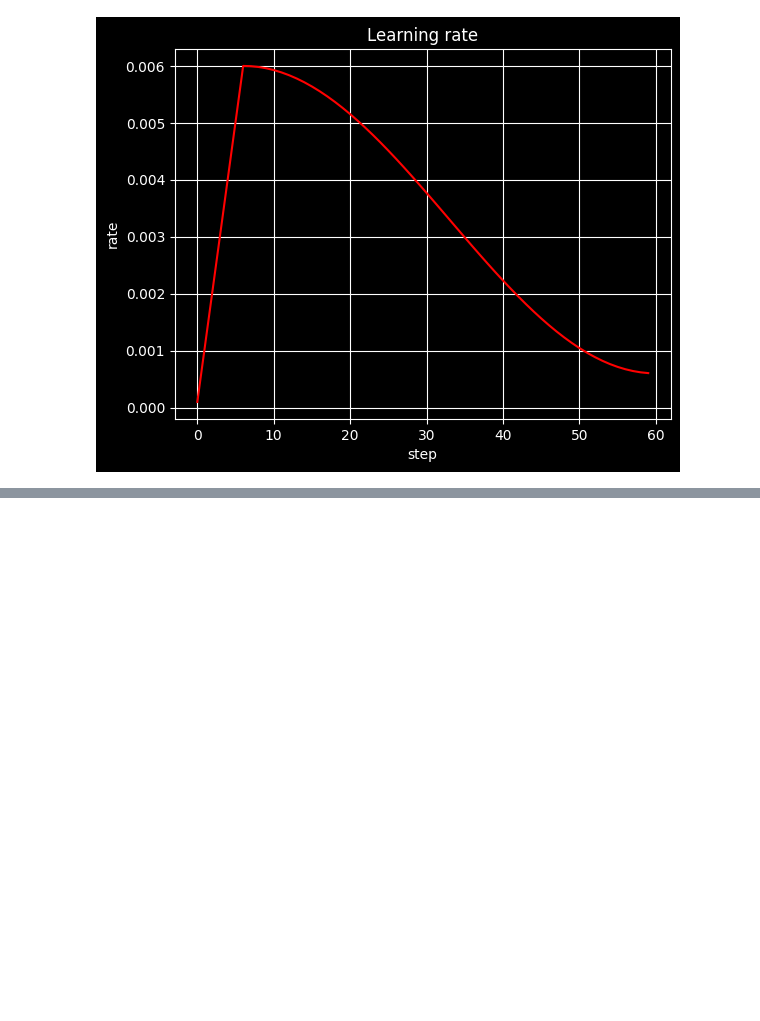
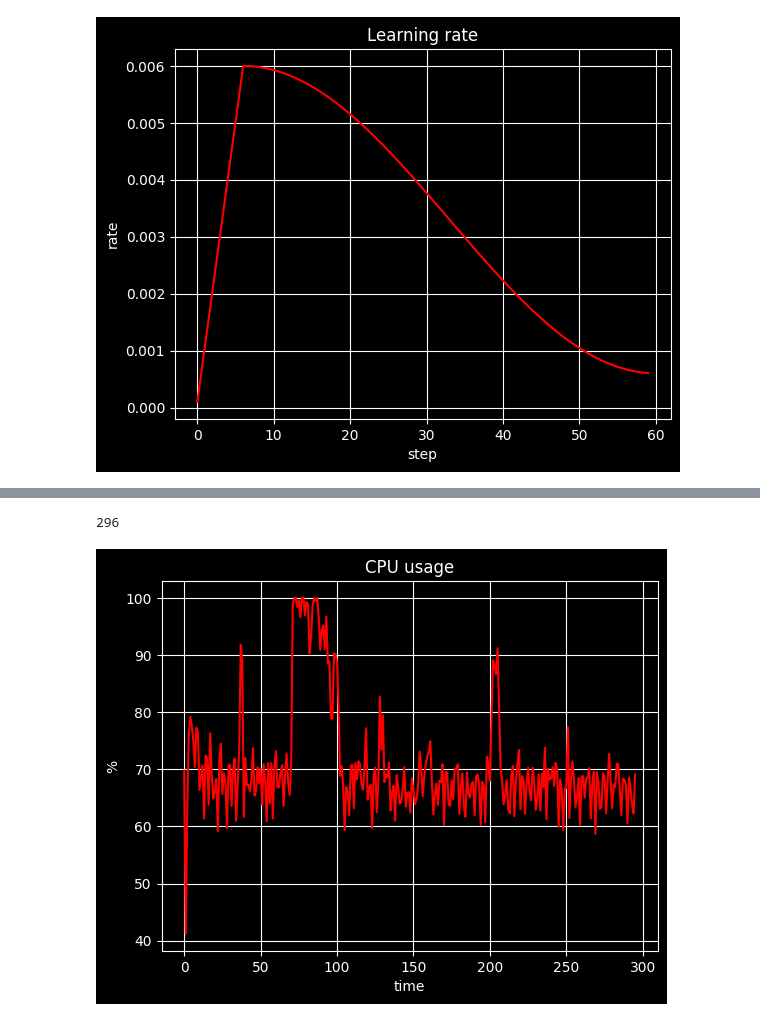
Before and after one commit to peter-peter-22/autoregressive_playground, a Jupyter notebook: instruction_following/inspect_checkpoints.ipynb, the cells around one changed output, grey strips where cells are left out. Cells and saved outputs as stored; diff of their text form; code cells hidden in the pictures; blank space fills up the shorter version.

```diff
--- a/instruction_following/inspect_checkpoints.ipynb
+++ b/instruction_following/inspect_checkpoints.ipynb
@@ -27,0 +31,2 @@ torch.load(os.path.join(info_dir, files[0]))
+# %%
+json.loads(steps[0][8])[0]
@@ -156,0 +169,19 @@ plt.show()
+# %%
+infos= [row for step in steps for row in json.loads(step[8])]
+info_count= len(infos)
+x = range(info_count)
+info_count
+# %% [output]
+296
+# %%
+cpu = [info["system"]["cpu_percent"]
+for info in infos]
+
+plt.plot(x, cpu, color="red")
+plt.xlabel('time')
+plt.ylabel('%')
+plt.title('CPU usage')
+plt.grid(True)
+plt.show()
+# %% [output]
+[figure, added]
```
Also changed, not shown: parts of 14 cells of this notebook, 5 other files.
